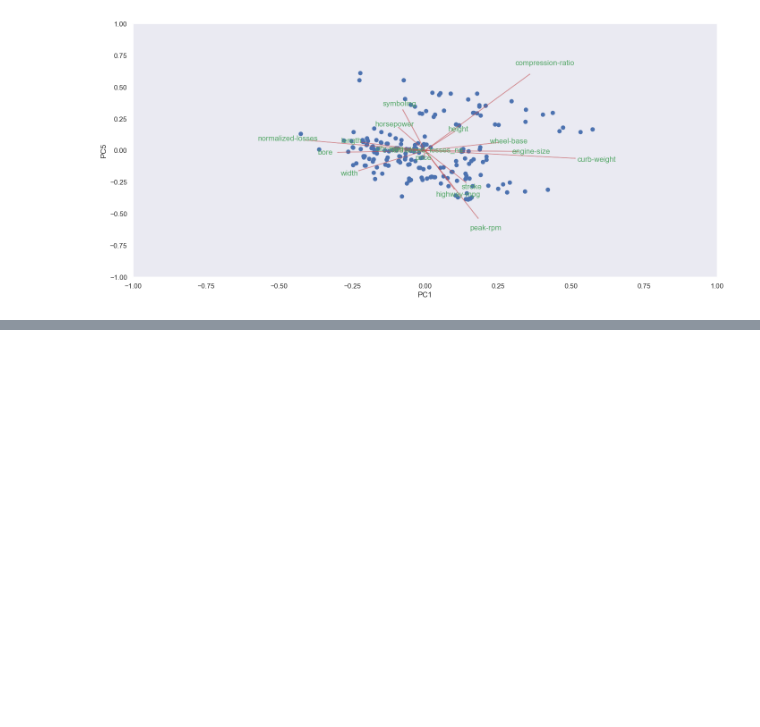
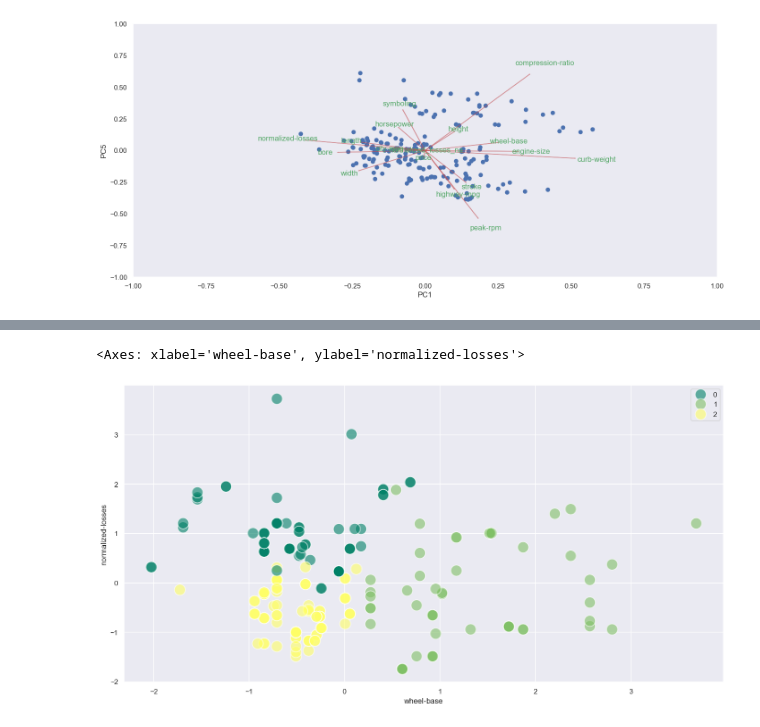
Before and after one commit to alejandro945/insurance-risk, a Jupyter notebook: src/main.ipynb, the cells around one changed output, grey strips where cells are left out. Saved outputs shown, nothing was run; the diff lists cells and outputs as text; code cells hidden in the pictures; blank space fills up the shorter version.

```diff
--- a/src/main.ipynb
+++ b/src/main.ipynb
@@ -1615,0 +1651,25 @@ PC5 está influenciado principalmente por las variables "Compression-ratio" (rev
+# %%
+def scale_data(df):
+    """
+    Scale the data using StandardScaler.
+
+    Args:
+        df (pd.DataFrame): The input data to be scaled.
+
+    Returns:
+        pd.DataFrame: The scaled data.
+
+    """
+    column_names = df.columns
+    scaler = StandardScaler()
+    scaler.fit(df)
+    df = pd.DataFrame(scaler.transform(df), columns=column_names)
+    return df
+
+pipeline = Pipeline([
+    ('scaler', FunctionTransformer(scale_data)),
+])
+
+RFM_df = pipeline.fit_transform(df_numPCA_imputed)
+# Now we selected the best features to start to build and fit our models
+RFM_df_importance = RFM_df[["normalized-losses", "wheel-base", "length", "symboling"]]
@@ -1615,0 +1764,5 @@ PC5 está influenciado principalmente por las variables "Compression-ratio" (rev
+# %%
+sns.scatterplot(data=RFM_df_importance ,x='wheel-base',y='normalized-losses',hue=model1.labels_,s=300,alpha=0.6,palette='summer')
+# %% [output]
+<Axes: xlabel='wheel-base', ylabel='normalized-losses'>
+[figure, added]
```
Also changed, not shown: parts of 38 cells of this notebook.
